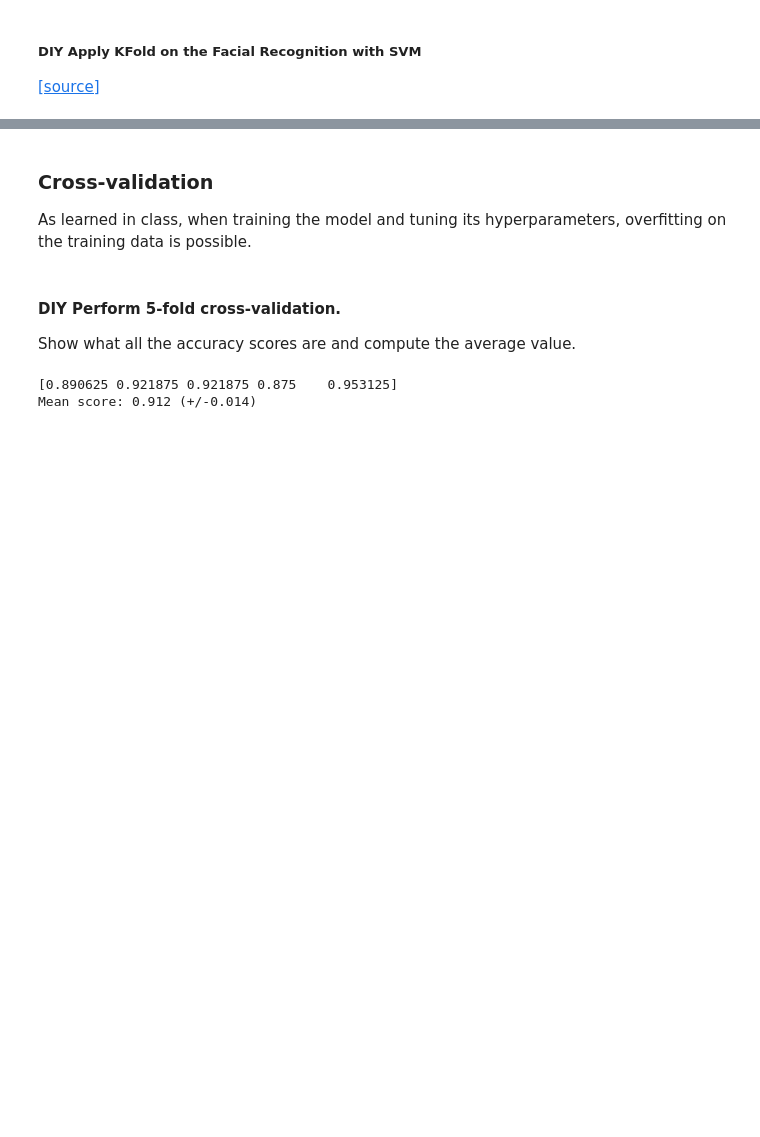
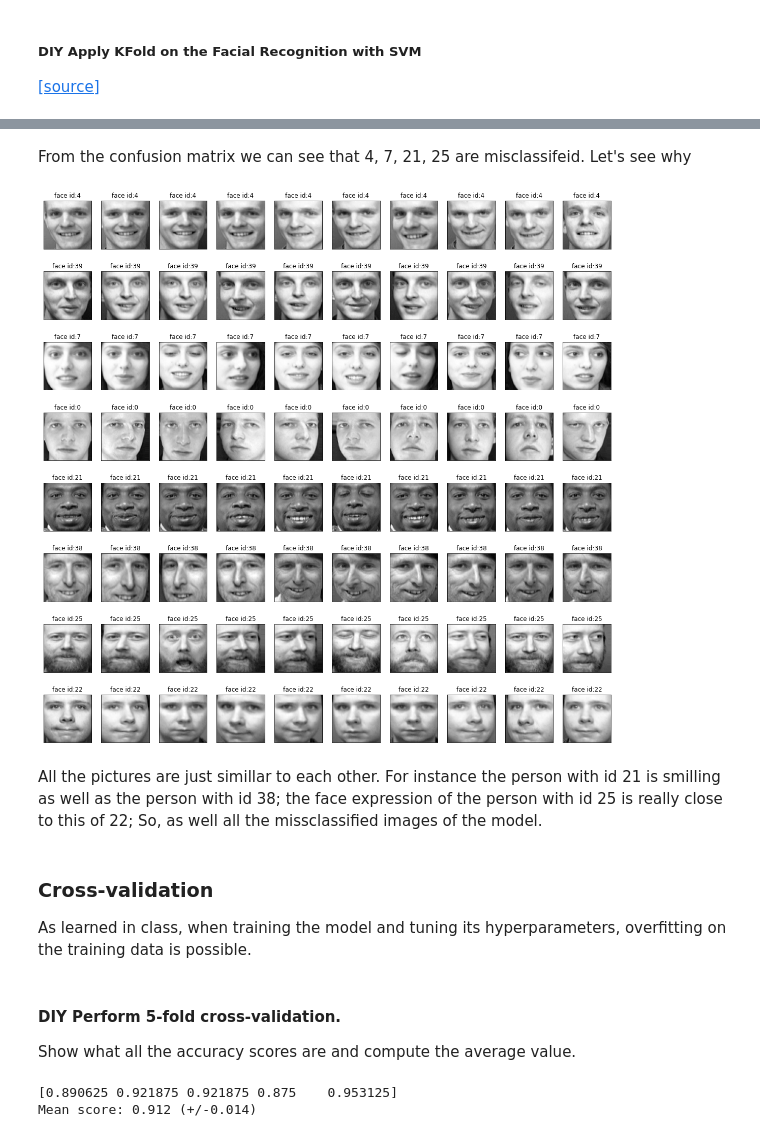
Before and after one commit to constantimi/Machine-Learning-Fundamentals, a Jupyter notebook: Face Recognition Olivetti Dataset/Face Recognition Challenge.ipynb, the cells around one changed output, grey strips where cells are left out. Saved outputs shown, nothing was run; the diff lists cells and outputs as text; code cells hidden in the pictures; blank space fills up the shorter version.

```diff
--- a/Face Recognition Olivetti Dataset/Face Recognition Challenge.ipynb
+++ b/Face Recognition Olivetti Dataset/Face Recognition Challenge.ipynb
@@ -261,3 +270,29 @@ plot_gallery(X_test,predictions, misclassified, 64,64)
+# %% [markdown]
+From the confusion matrix we can see that 4, 7, 21, 25 are misclassifeid. Let's see why
+# %%
+def misclassified_people(images, unique_ids):
+
+    fig, axarr=plt.subplots(nrows=len(unique_ids), ncols=10, figsize=(20, 20))
+
+    # Iterating over user ids
+    image_index = 0
+    for unique_id in unique_ids:
+        for num in range(0,10):
+            index = unique_id*10 + num
+            axarr[image_index,num].imshow(images[index], cmap='gray')
+            axarr[image_index,num].set_xticks([])
+            axarr[image_index,num].set_yticks([])
+            axarr[image_index,num].set_title("face id:{}".format(unique_id))
+        image_index = image_index + 1
+# %%
+# Show misclassified people
+misclassified_images = [4, 39, 7, 0, 21, 38, 25, 22]
+
+misclassified_people(faces.images, misclassified_images)
+# %% [output]
+[figure, added]
+# %% [markdown]
+All the pictures are just simillar to each other. For instance the person with id 21 is smilling as well as the person with id 38; the face expression of the person with id 25 is really close to this of 22; So, as well all the missclassified images of the model.
 # %% [markdown]
 ### Cross-validation
 
```
Also changed, not shown: parts of 11 cells of this notebook.
